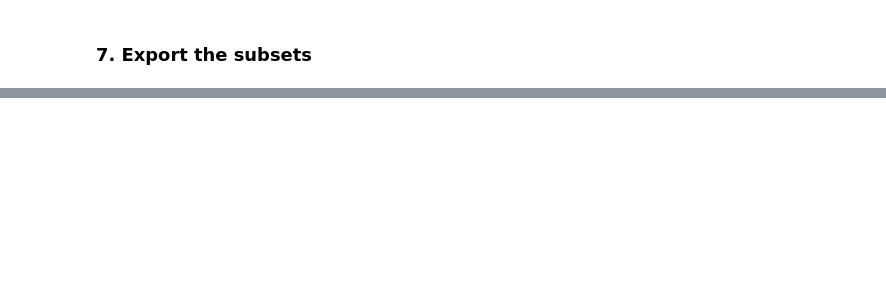
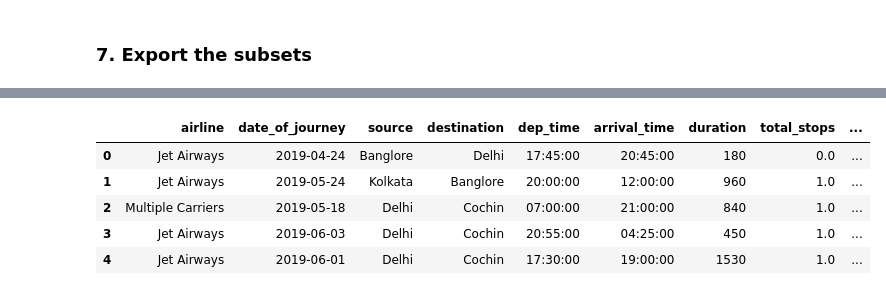
Before and after one commit to DSShail/sagemaker-flight-prediction, a Jupyter notebook: Data Cleaning.ipynb, the cells around one changed output, grey strips where cells are left out. Cells and saved outputs as stored; diff of their text form; code cells hidden in the pictures; blank space fills up the shorter version.

```diff
--- a/Data Cleaning.ipynb
+++ b/Data Cleaning.ipynb
@@ -464,0 +534,9 @@ array(['No info', 'In-flight meal not included',
+# %%
+export_data(X_test,y_test,"test")
+# %% [output]
+|  | airline | date_of_journey | source | destination | dep_time | arrival_time | duration | total_stops | ... |
+| 0 | Jet Airways | 2019-04-24 | Banglore | Delhi | 17:45:00 | 20:45:00 | 180 | 0.0 | ... |
+| 1 | Jet Airways | 2019-05-24 | Kolkata | Banglore | 20:00:00 | 12:00:00 | 960 | 1.0 | ... |
+| 2 | Multiple Carriers | 2019-05-18 | Delhi | Cochin | 07:00:00 | 21:00:00 | 840 | 1.0 | ... |
+| 3 | Jet Airways | 2019-06-03 | Delhi | Cochin | 20:55:00 | 04:25:00 | 450 | 1.0 | ... |
+| 4 | Jet Airways | 2019-06-01 | Delhi | Cochin | 17:30:00 | 19:00:00 | 1530 | 1.0 | ... |
```
Also changed, not shown: parts of 14 cells of this notebook, 4 other files.
